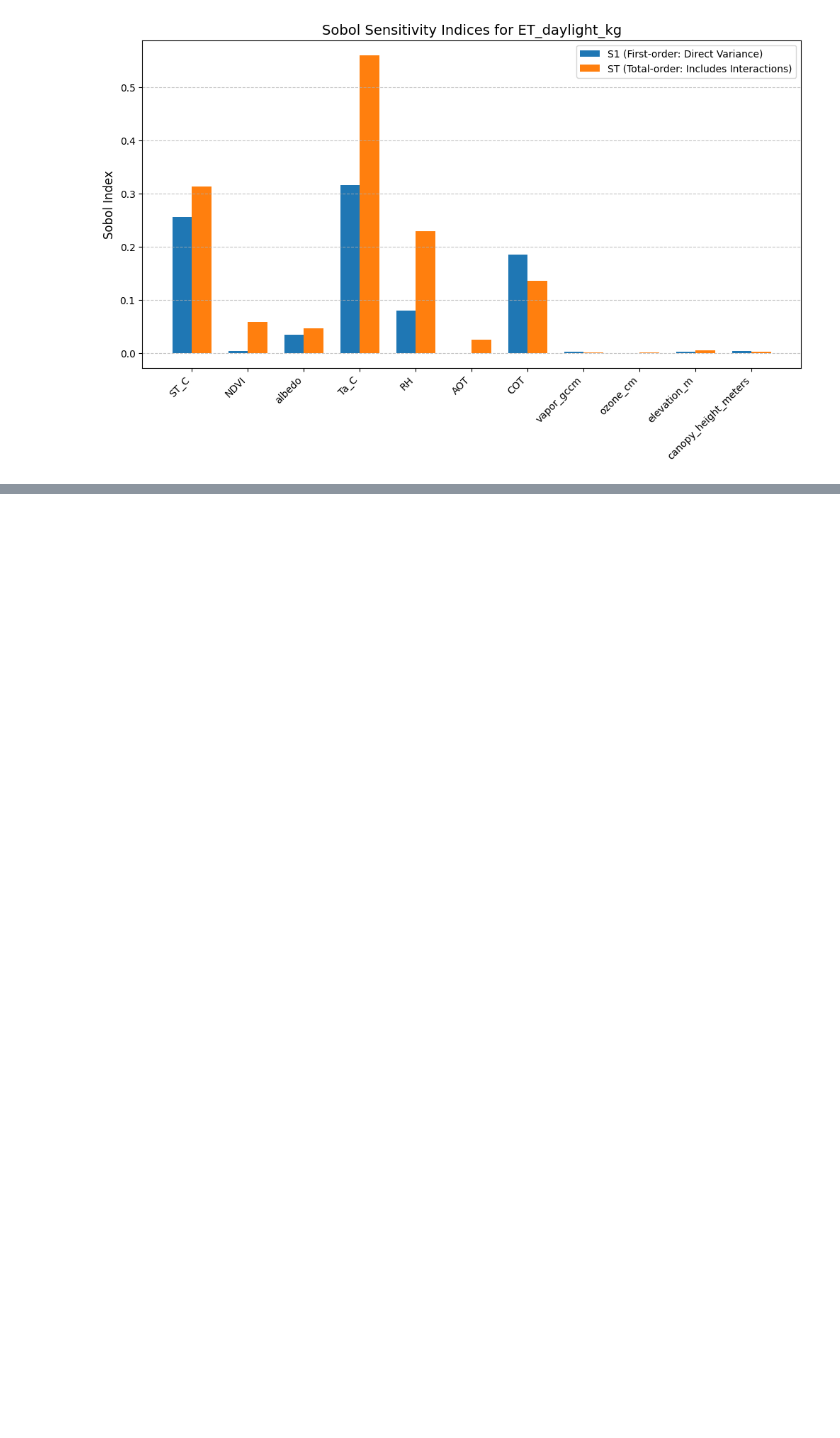
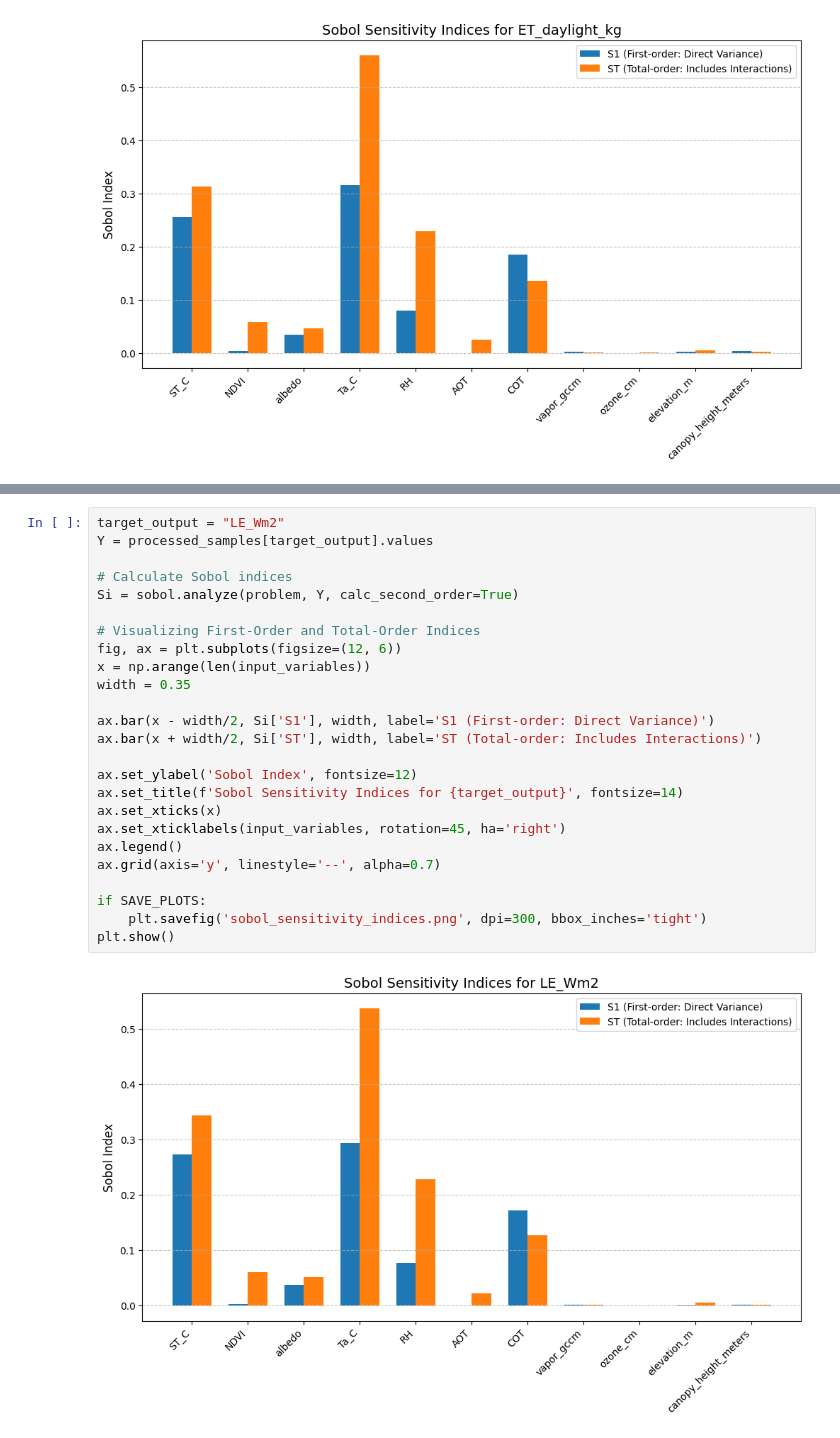
Before and after one commit to gregory-halverson-jpl/JET3, a Jupyter notebook: notebooks/SOBOL.ipynb, the cells around one changed output, grey strips where cells are left out. Drawn from its saved outputs; the diff is of its cells as text; blank space fills up the shorter version.

Commit message:
SOBOL indices

```diff
--- a/notebooks/SOBOL.ipynb
+++ b/notebooks/SOBOL.ipynb
@@ -164,0 +416,27 @@ plt.show()
+# %%
+target_output = "LE_Wm2"
+Y = processed_samples[target_output].values
+
+# Calculate Sobol indices
+Si = sobol.analyze(problem, Y, calc_second_order=True)
+
+# Visualizing First-Order and Total-Order Indices
+fig, ax = plt.subplots(figsize=(12, 6))
+x = np.arange(len(input_variables))
+width = 0.35
+
+ax.bar(x - width/2, Si['S1'], width, label='S1 (First-order: Direct Variance)')
+ax.bar(x + width/2, Si['ST'], width, label='ST (Total-order: Includes Interactions)')
+
+ax.set_ylabel('Sobol Index', fontsize=12)
+ax.set_title(f'Sobol Sensitivity Indices for {target_output}', fontsize=14)
+ax.set_xticks(x)
+ax.set_xticklabels(input_variables, rotation=45, ha='right')
+ax.legend()
+ax.grid(axis='y', linestyle='--', alpha=0.7)
+
+if SAVE_PLOTS:
+    plt.savefig('sobol_sensitivity_indices.png', dpi=300, bbox_inches='tight')
+plt.show()
+# %% [output]
+[figure, added]
```
Also changed, not shown: parts of 9 cells of this notebook, 12 other files.
